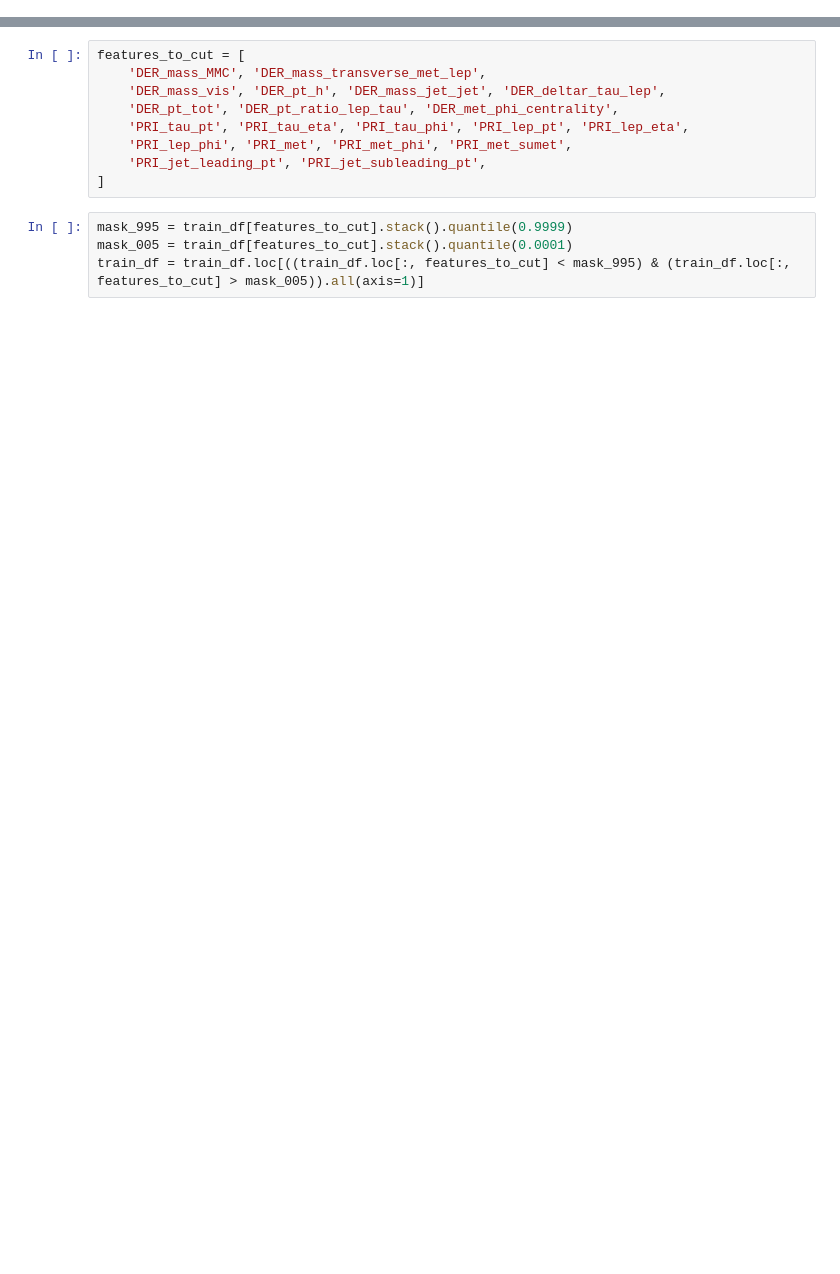
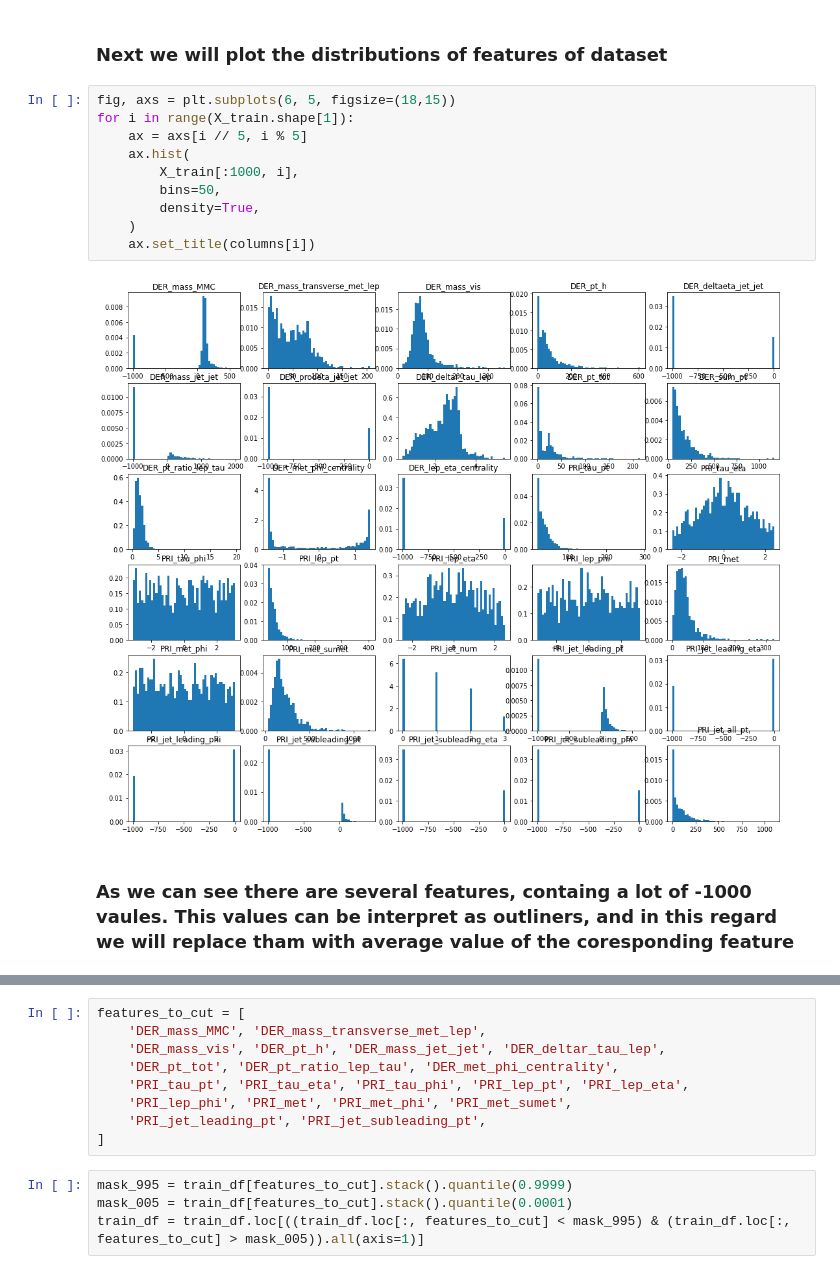
Before and after one commit to maximzubkov/ML_course, a Jupyter notebook: projects/project1/features.ipynb, the cells around one changed output, grey strips where cells are left out. Cells and saved outputs as stored; diff of their text form; blank space fills up the shorter version.

```diff
--- a/projects/project1/features.ipynb
+++ b/projects/project1/features.ipynb
@@ -47,0 +36,16 @@ train_df.describe()
+# %% [markdown]
+### Next we will plot the distributions of features of dataset
+# %%
+fig, axs = plt.subplots(6, 5, figsize=(18,15))
+for i in range(X_train.shape[1]):
+    ax = axs[i // 5, i % 5]
+    ax.hist(
+        X_train[:1000, i],
+        bins=50,
+        density=True,
+    )
+    ax.set_title(columns[i])
+# %% [output]
+[figure, added]
+# %% [markdown]
+### As we can see there are several features, containg a lot of -1000 vaules. This values can be interpret as outliners, and in this regard we will replace tham with average value of the coresponding feature
```
Also changed, not shown: parts of 47 cells of this notebook.
